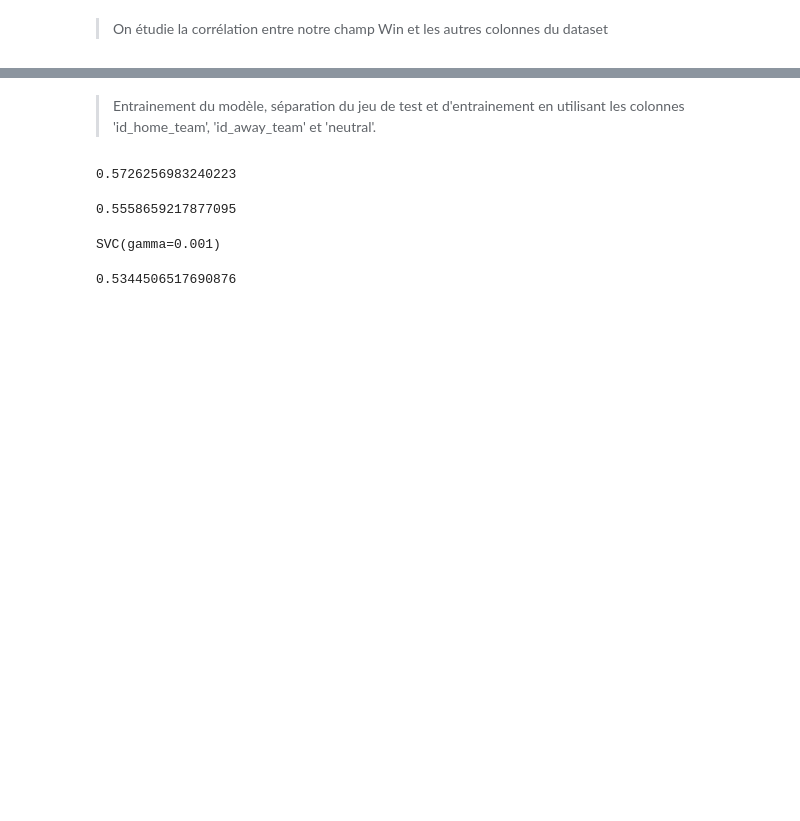
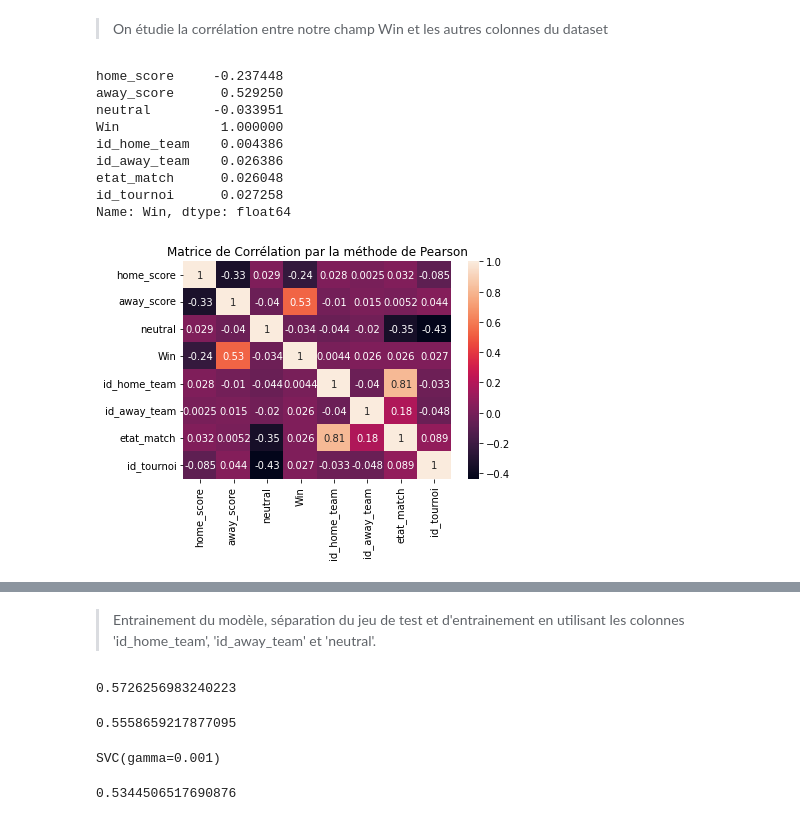
Before and after one commit to Phignis-zz/predict-women-soccer-results, a Jupyter notebook: src/predict_soccer_results.ipynb, the cells around one changed output, grey strips where cells are left out. Drawn from its saved outputs; the diff is of its cells as text; code cells hidden in the pictures; blank space fills up the shorter version.

```diff
--- a/src/predict_soccer_results.ipynb
+++ b/src/predict_soccer_results.ipynb
@@ -134,3 +134,25 @@ data_result_match.head(10)
 >
 > On étudie la corrélation entre notre champ Win et les autres colonnes du dataset
 >
+# %%
+""" Nous créons ici la matrice de correlation correspondant aux données de notre dataFrame """
+matrice_correlation_pearson = data_result_match.corr('pearson')
+print(matrice_correlation_pearson['Win'])
+
+
+"""Ici nous visualisons les données de la matrice de corrélation pour ensuite interpréter ces résultats"""
+sn.heatmap(matrice_correlation_pearson, annot=True)
+
+plt.title("Matrice de Corrélation par la méthode de Pearson")
+plt.show()
+# %% [output]
+home_score     -0.237448
+away_score      0.529250
+neutral        -0.033951
+Win             1.000000
+id_home_team    0.004386
+id_away_team    0.026386
+etat_match      0.026048
+id_tournoi      0.027258
+Name: Win, dtype: float64
+[figure, added]
```
Also changed, not shown: parts of 3 cells of this notebook, 1 other file.
